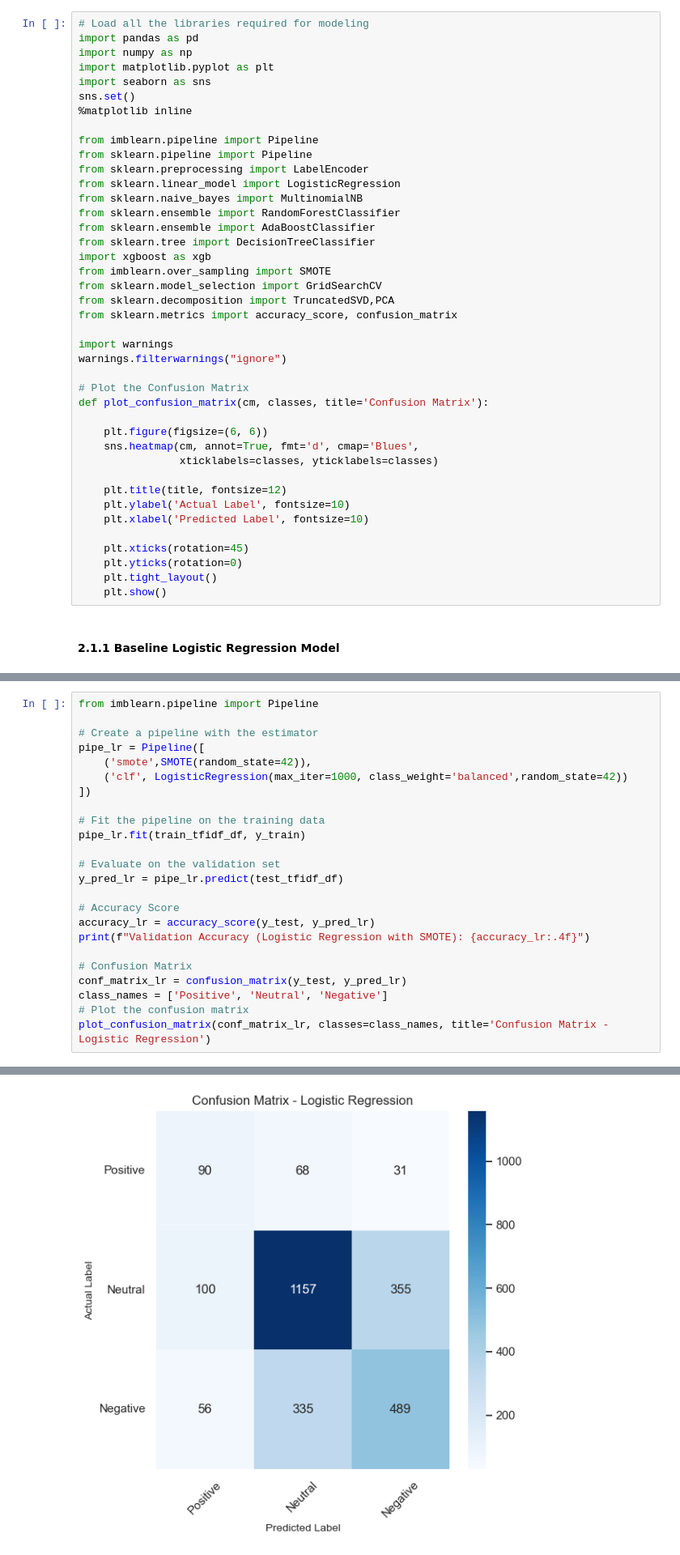
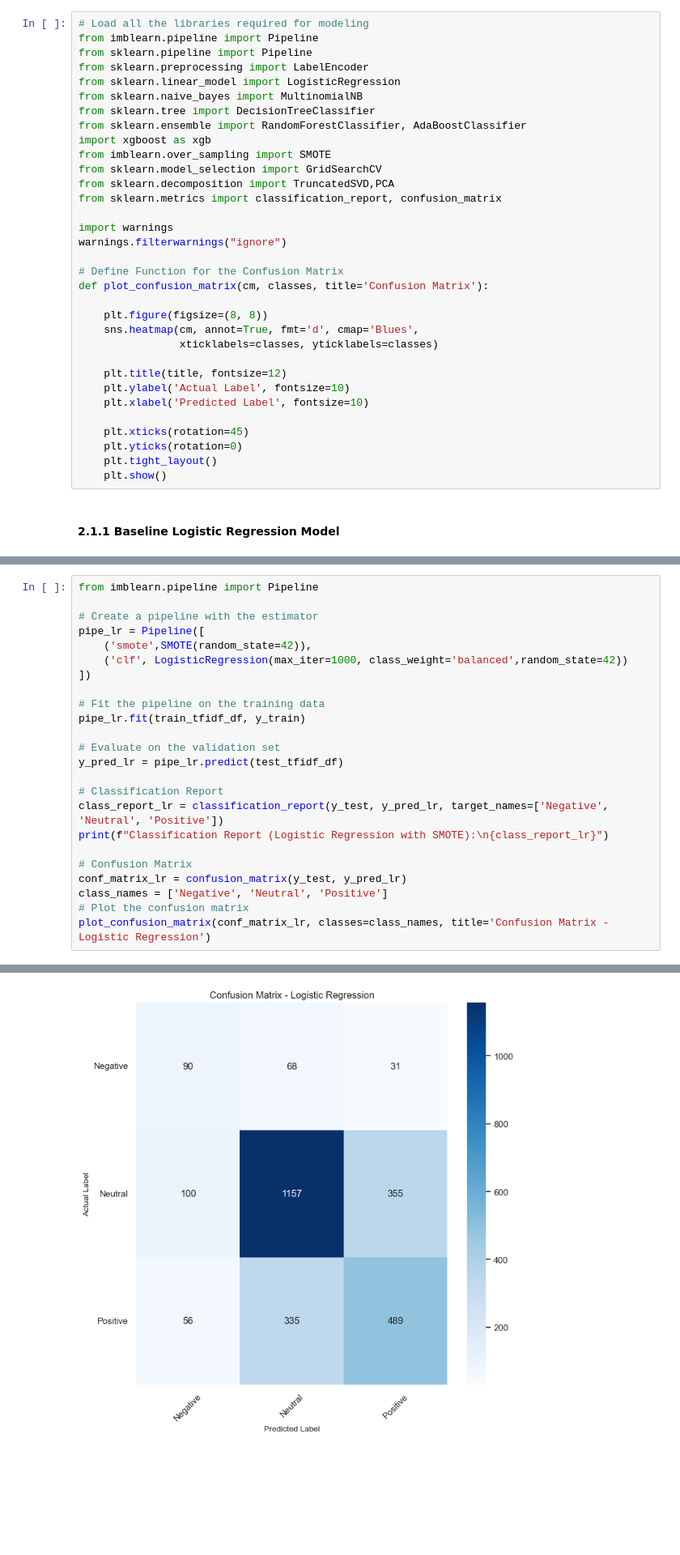
Before and after one commit to WambuiMunene/Natural-Language-Processing-Sentiment-Analysis-on-Tweets, a Jupyter notebook: index.ipynb, the cells around one changed output, grey strips where cells are left out. Shown at 81% size. Cells and saved outputs as stored; diff of their text form; blank space fills up the shorter version.

```diff
--- a/index.ipynb
+++ b/index.ipynb
@@ -654,34 +710,26 @@ Now I will proceed to modeling.
 ### 2.1 Baseline Models with Pipelines
 # %%
 # Load all the libraries required for modeling
-import pandas as pd
-import numpy as np
-import matplotlib.pyplot as plt
-import seaborn as sns
-sns.set()
-%matplotlib inline
-
 from imblearn.pipeline import Pipeline
 from sklearn.pipeline import Pipeline
 from sklearn.preprocessing import LabelEncoder
 from sklearn.linear_model import LogisticRegression
 from sklearn.naive_bayes import MultinomialNB
-from sklearn.ensemble import RandomForestClassifier
-from sklearn.ensemble import AdaBoostClassifier
 from sklearn.tree import DecisionTreeClassifier
+from sklearn.ensemble import RandomForestClassifier, AdaBoostClassifier
 import xgboost as xgb
 from imblearn.over_sampling import SMOTE
 from sklearn.model_selection import GridSearchCV
 from sklearn.decomposition import TruncatedSVD,PCA
-from sklearn.metrics import accuracy_score, confusion_matrix
+from sklearn.metrics import classification_report, confusion_matrix
 
 import warnings
 warnings.filterwarnings("ignore")
 
-# Plot the Confusion Matrix
+# Define Function for the Confusion Matrix
 def plot_confusion_matrix(cm, classes, title='Confusion Matrix'):
 
-    plt.figure(figsize=(6, 6))
+    plt.figure(figsize=(8, 8))
     sns.heatmap(cm, annot=True, fmt='d', cmap='Blues',
                 xticklabels=classes, yticklabels=classes)
 
@@ -710,13 +766,13 @@ pipe_lr.fit(train_tfidf_df, y_train)
 # Evaluate on the validation set
 y_pred_lr = pipe_lr.predict(test_tfidf_df)
 
-# Accuracy Score
-accuracy_lr = accuracy_score(y_test, y_pred_lr)
-print(f"Validation Accuracy (Logistic Regression with SMOTE): {accuracy_lr:.4f}")
+# Classification Report
+class_report_lr = classification_report(y_test, y_pred_lr, target_names=['Negative', 'Neutral', 'Positive'])
+print(f"Classification Report (Logistic Regression with SMOTE):\n{class_report_lr}")
 
 # Confusion Matrix
 conf_matrix_lr = confusion_matrix(y_test, y_pred_lr)
-class_names = ['Positive', 'Neutral', 'Negative']
+class_names = ['Negative', 'Neutral', 'Positive']
 # Plot the confusion matrix
 plot_confusion_matrix(conf_matrix_lr, classes=class_names, title='Confusion Matrix - Logistic Regression')
 # %% [output]
@@ -724,2 +789,2 @@ Validation Accuracy (Logistic Regression with SMOTE): 0.6475
-[figure, old version]
+[figure, new version]
 # %% [markdown]
```
Also changed, not shown: parts of 34 cells of this notebook.
